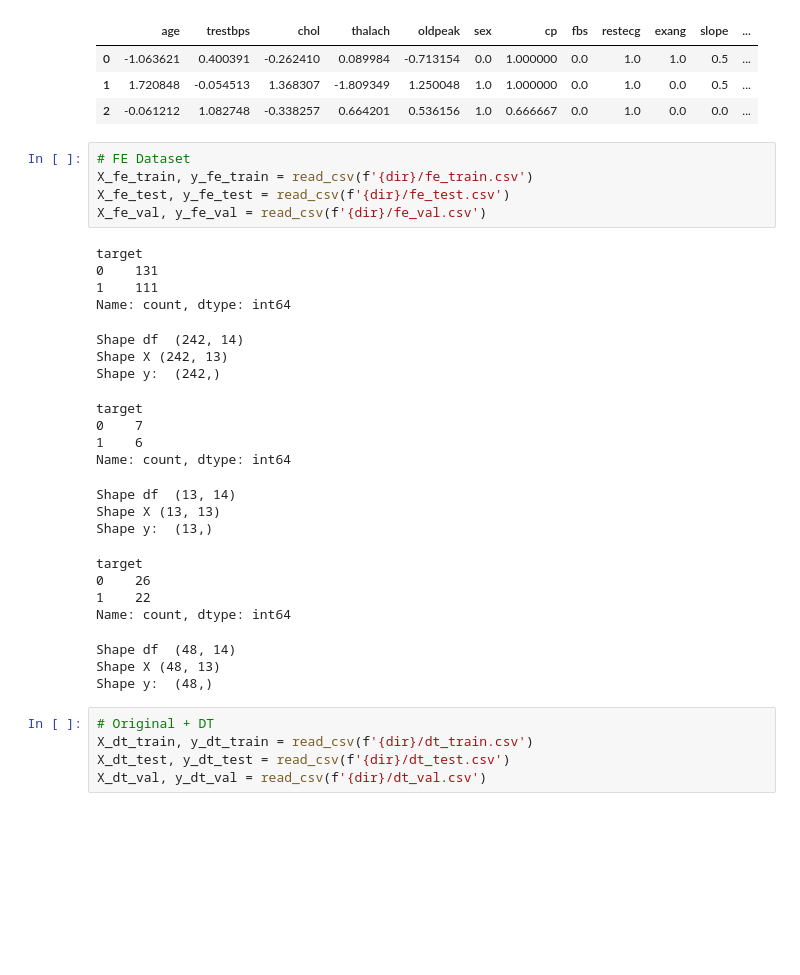
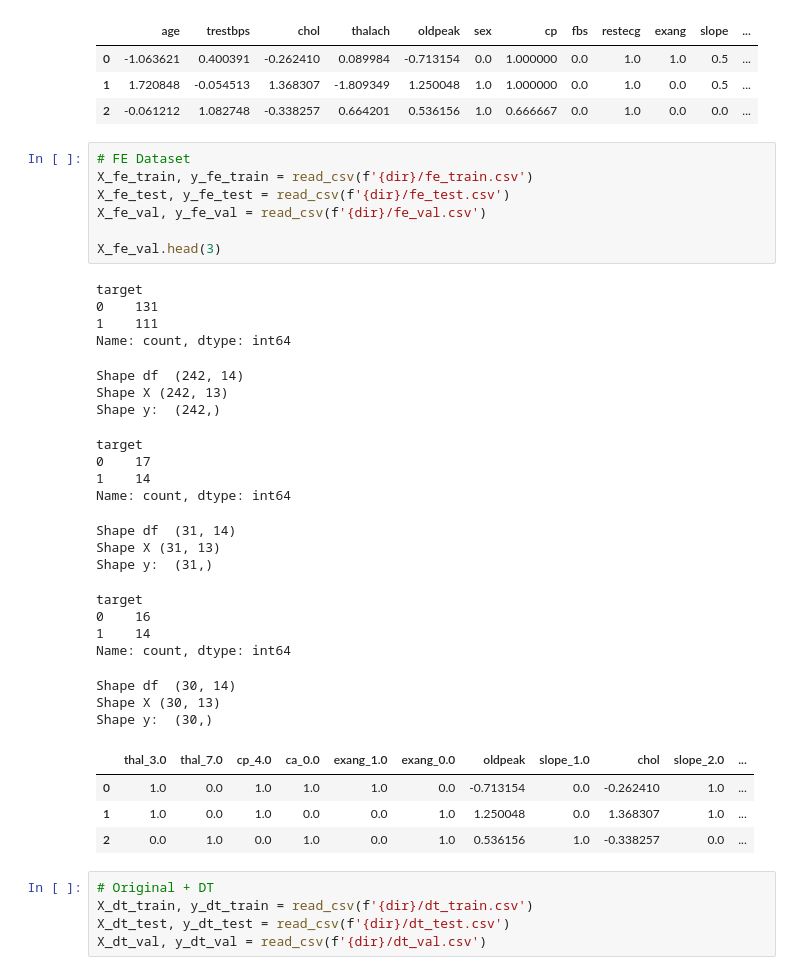
Before and after one commit to QuyeN1104/HeartDiseasePrediction, a Jupyter notebook: notebooks/2. Modeling.ipynb, the cells around one changed output. Drawn from its saved outputs; the diff is of its cells as text; blank space fills up the shorter version.

```diff
--- a/notebooks/2. Modeling.ipynb
+++ b/notebooks/2. Modeling.ipynb
@@ -76,30 +76,36 @@ Shape y:  (30,)
 # %%
 # FE Dataset
 X_fe_train, y_fe_train = read_csv(f'{dir}/fe_train.csv')
 X_fe_test, y_fe_test = read_csv(f'{dir}/fe_test.csv')
 X_fe_val, y_fe_val = read_csv(f'{dir}/fe_val.csv')
+
+X_fe_val.head(3)
 # %% [output]
 target
 0    131
 1    111
 Name: count, dtype: int64
 Shape df  (242, 14)
 Shape X (242, 13)
 Shape y:  (242,)
 target
-0    7
-1    6
+0    17
+1    14
 Name: count, dtype: int64
-Shape df  (13, 14)
-Shape X (13, 13)
-Shape y:  (13,)
+Shape df  (31, 14)
+Shape X (31, 13)
+Shape y:  (31,)
 target
-0    26
-1    22
+0    16
+1    14
 Name: count, dtype: int64
-Shape df  (48, 14)
-Shape X (48, 13)
-Shape y:  (48,)
+Shape df  (30, 14)
+Shape X (30, 13)
+Shape y:  (30,)
+|  | thal_3.0 | thal_7.0 | cp_4.0 | ca_0.0 | exang_1.0 | exang_0.0 | oldpeak | slope_1.0 | chol | slope_2.0 | ... |
+| 0 | 1.0 | 0.0 | 1.0 | 1.0 | 1.0 | 0.0 | -0.713154 | 0.0 | -0.262410 | 1.0 | ... |
+| 1 | 1.0 | 0.0 | 1.0 | 0.0 | 0.0 | 1.0 | 1.250048 | 0.0 | 1.368307 | 1.0 | ... |
+| 2 | 0.0 | 1.0 | 0.0 | 1.0 | 0.0 | 1.0 | 0.536156 | 1.0 | -0.338257 | 0.0 | ... |
 # %%
 # Original + DT
 X_dt_train, y_dt_train = read_csv(f'{dir}/dt_train.csv')
```
Also changed, not shown: parts of 31 cells of this notebook, 19 other files.
